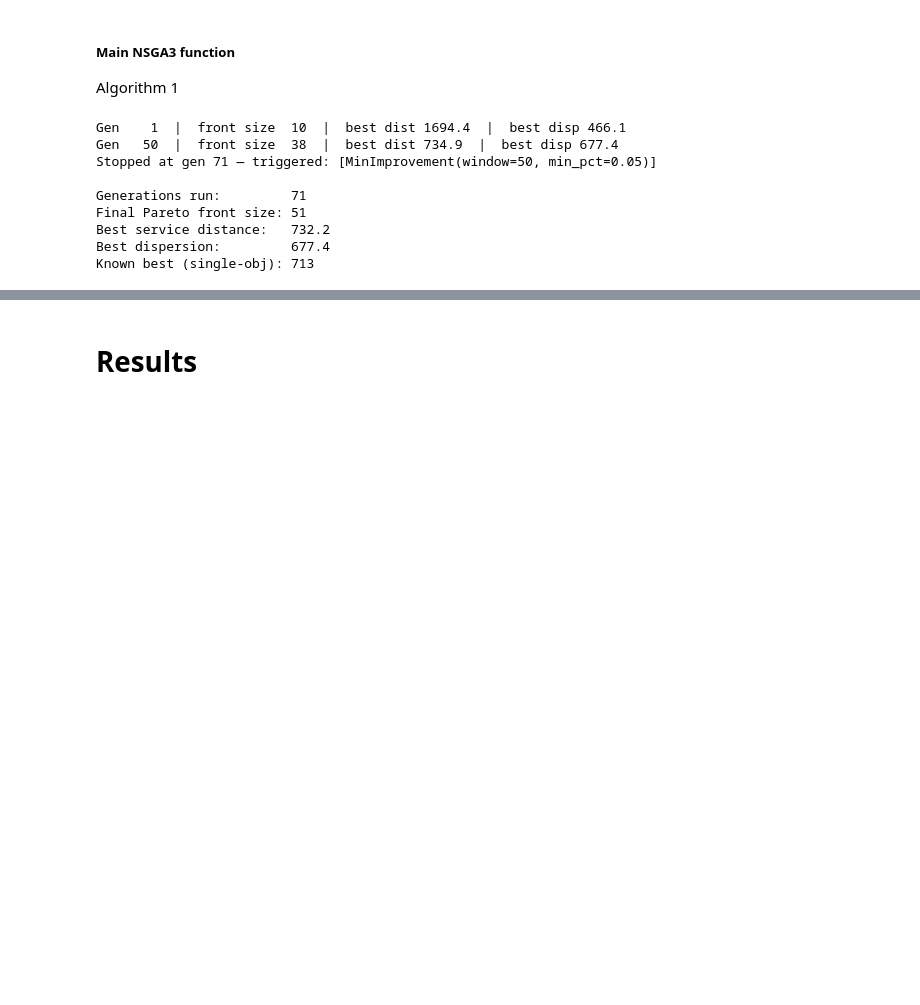
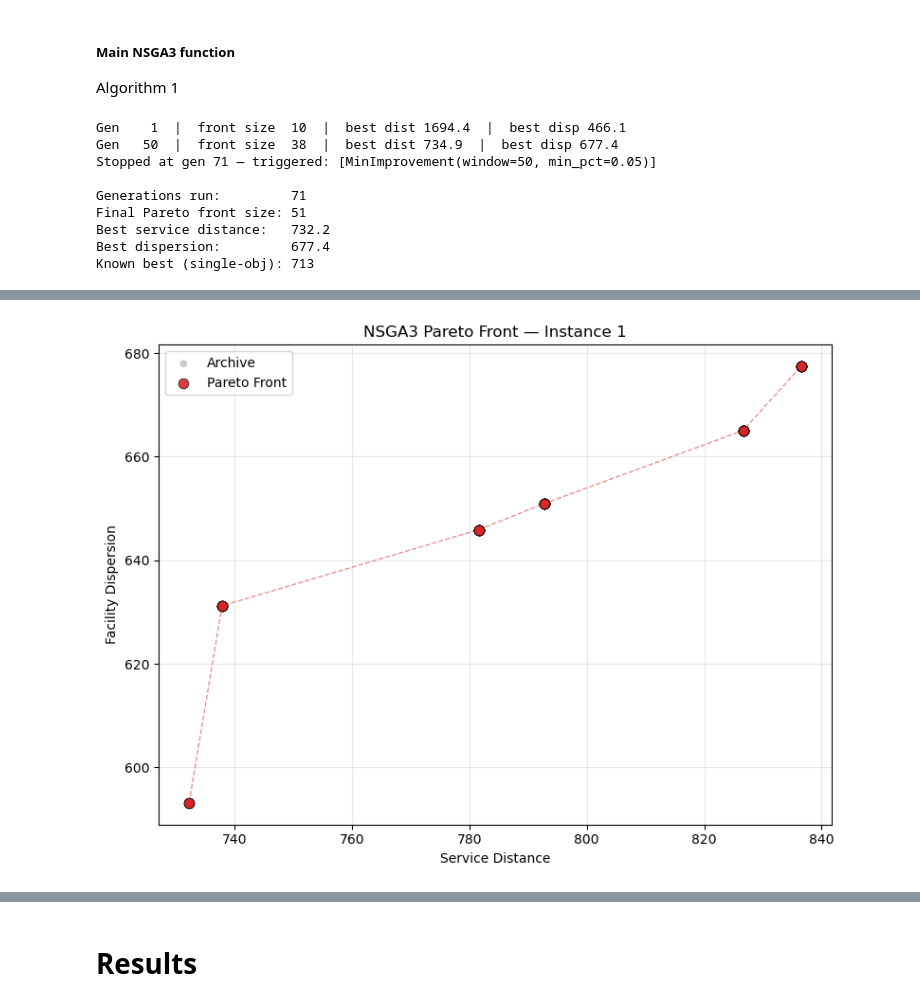
Before and after one commit to andrej-kutny/iops-NSGA-SPEA, a Jupyter notebook: iops-nsga-spea-giustacchini-kutny.ipynb, the cells around one changed output, grey strips where cells are left out. Cells and saved outputs as stored; diff of their text form; code cells hidden in the pictures; blank space fills up the shorter version.

```diff
--- a/iops-nsga-spea-giustacchini-kutny.ipynb
+++ b/iops-nsga-spea-giustacchini-kutny.ipynb
@@ -1602,0 +1847,37 @@ Known best (single-obj): 713
+# %%
+
+# Pareto front scatter plot — final archive
+fig, ax = plt.subplots(figsize=(8, 6))
+
+# All archive members
+ax.scatter(
+    result["archive_raw_dists"],
+    -result["archive_objectives"][:, 1],
+    alpha=0.4, label="Archive", color="tab:gray", edgecolors="none", s=30
+)
+
+# Non-dominated front
+ax.scatter(
+    result["front_raw_dists"],
+    -result["front_objectives"][:, 1],
+    alpha=0.9, label="Pareto Front", color="tab:red", edgecolors="black",
+    linewidths=0.5, s=60, zorder=5
+)
+
+# Sort front by service distance and connect with line
+sorted_idx = np.argsort(result["front_raw_dists"])
+ax.plot(
+    result["front_raw_dists"][sorted_idx],
+    -result["front_objectives"][sorted_idx, 1],
+    color="tab:red", alpha=0.5, linestyle="--", linewidth=1
+)
+
+ax.set_xlabel("Service Distance")
+ax.set_ylabel("Facility Dispersion")
+ax.set_title(f"NSGA3 Pareto Front — Instance {inst1.instance_id}")
+ax.legend()
+ax.grid(True, alpha=0.3)
+plt.tight_layout()
+plt.show()
+# %% [output]
+[figure, added]
```
Also changed, not shown: parts of 6 cells of this notebook.
